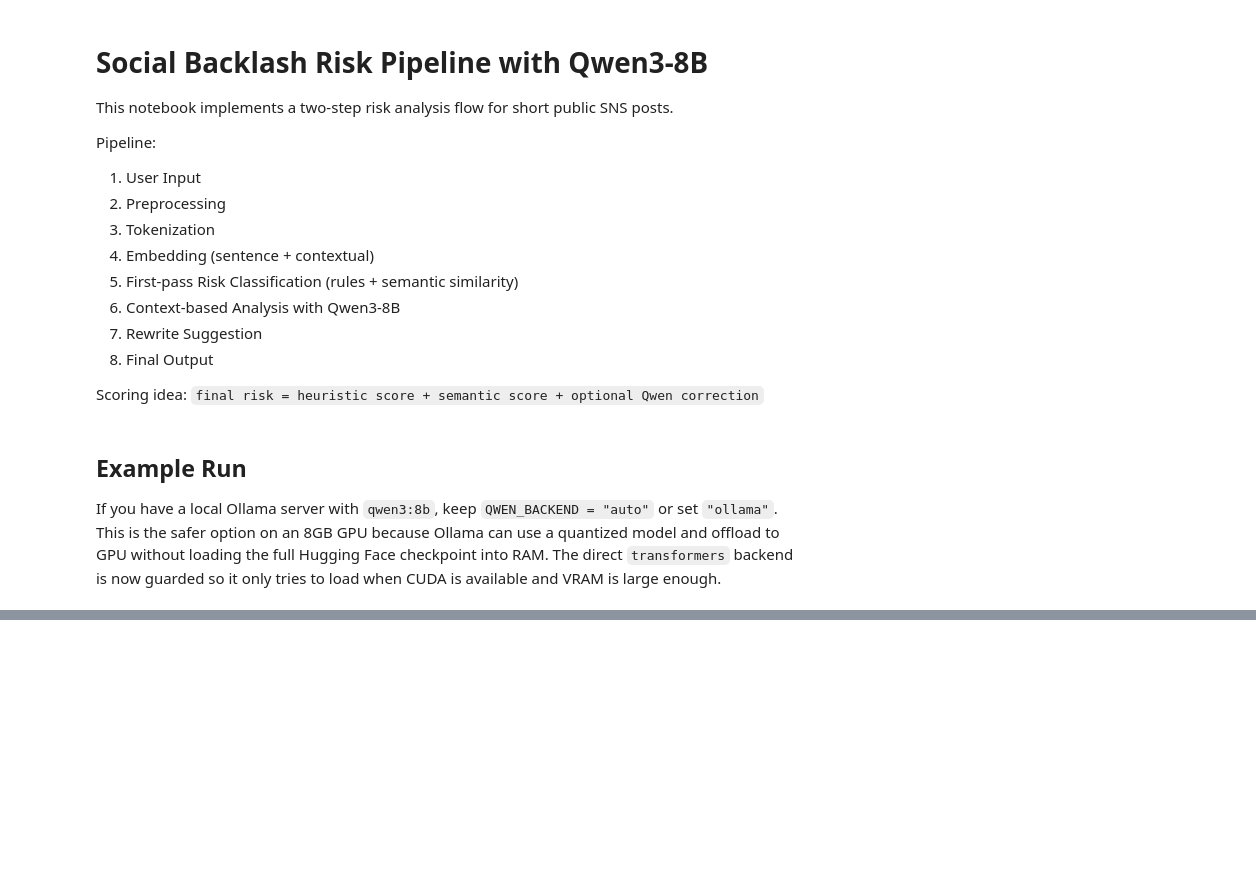
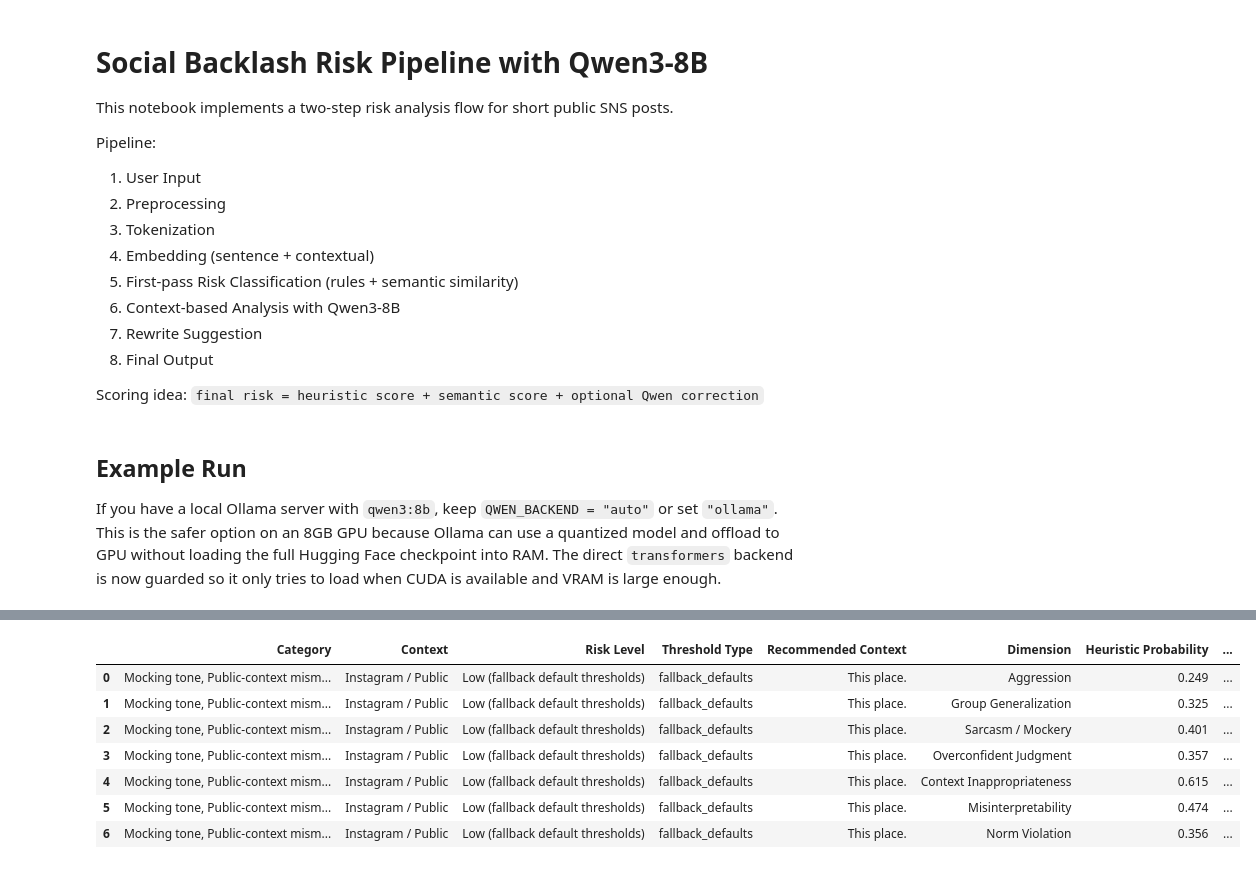
Before and after one commit to seungjongyoo/context-aware-backlash-risk-analyzer, a Jupyter notebook: test.ipynb, the cells around one changed output, grey strips where cells are left out. Saved outputs shown, nothing was run; the diff lists cells and outputs as text; code cells hidden in the pictures; blank space fills up the shorter version.

Commit message:
refactor logic and recommend context

```diff
--- a/test.ipynb
+++ b/test.ipynb
@@ -784,15 +1462,30 @@ display_pipeline_result(result)
 # %%
 result_table = pd.DataFrame(
     {
         "Category": [', '.join(result.issue_categories)] * len(DIMENSION_ORDER),
         "Context": [result.context] * len(DIMENSION_ORDER),
+        "Risk Level": [result.risk_level] * len(DIMENSION_ORDER),
+        "Threshold Type": [result.threshold_type] * len(DIMENSION_ORDER),
         "Recommended Context": [result.recommended_context] * len(DIMENSION_ORDER),
         "Dimension": DIMENSION_ORDER,
-        "Heuristic": [result.heuristic_dimensions[name] for name in DIMENSION_ORDER],
-        "LLM Adjustment": [result.llm_adjustments[name] for name in DIMENSION_ORDER],
-        "Final": [result.final_dimensions[name] for name in DIMENSION_ORDER],
+        "Heuristic Probability": [round(result.heuristic_dimensions[name], 3) for name in DIMENSION_ORDER],
+        "LLM Probability": [round(float(result.llm_dimension_scores[name]["probability"]), 3) for name in DIMENSION_ORDER],
+        "LLM Severity": [round(float(result.llm_dimension_scores[name]["severity"]), 3) for name in DIMENSION_ORDER],
+        "LLM Confidence": [round(float(result.llm_dimension_scores[name]["confidence"]), 3) for name in DIMENSION_ORDER],
+        "Final Probability": [round(result.final_dimensions[name], 3) for name in DIMENSION_ORDER],
+        "Rubric Reason": [result.llm_dimension_scores[name].get("rubric_reason", "") for name in DIMENSION_ORDER],
+        "Validation Flags": [', '.join(result.validation_report.get("dimension_flags", {}).get(name, [])) for name in DIMENSION_ORDER],
         "Description": [DIMENSION_DESCRIPTIONS[name] for name in DIMENSION_ORDER],
     }
 )
 result_table
+# %% [output]
+|  | Category | Context | Risk Level | Threshold Type | Recommended Context | Dimension | Heuristic Probability | ... |
+| 0 | Mocking tone, Public-context mism... | Instagram / Public | Low (fallback default thresholds) | fallback_defaults | This place. | Aggression | 0.249 | ... |
+| 1 | Mocking tone, Public-context mism... | Instagram / Public | Low (fallback default thresholds) | fallback_defaults | This place. | Group Generalization | 0.325 | ... |
+| 2 | Mocking tone, Public-context mism... | Instagram / Public | Low (fallback default thresholds) | fallback_defaults | This place. | Sarcasm / Mockery | 0.401 | ... |
+| 3 | Mocking tone, Public-context mism... | Instagram / Public | Low (fallback default thresholds) | fallback_defaults | This place. | Overconfident Judgment | 0.357 | ... |
+| 4 | Mocking tone, Public-context mism... | Instagram / Public | Low (fallback default thresholds) | fallback_defaults | This place. | Context Inappropriateness | 0.615 | ... |
+| 5 | Mocking tone, Public-context mism... | Instagram / Public | Low (fallback default thresholds) | fallback_defaults | This place. | Misinterpretability | 0.474 | ... |
+| 6 | Mocking tone, Public-context mism... | Instagram / Public | Low (fallback default thresholds) | fallback_defaults | This place. | Norm Violation | 0.356 | ... |
 # %%
```
Also changed, not shown: parts of 11 cells of this notebook.
